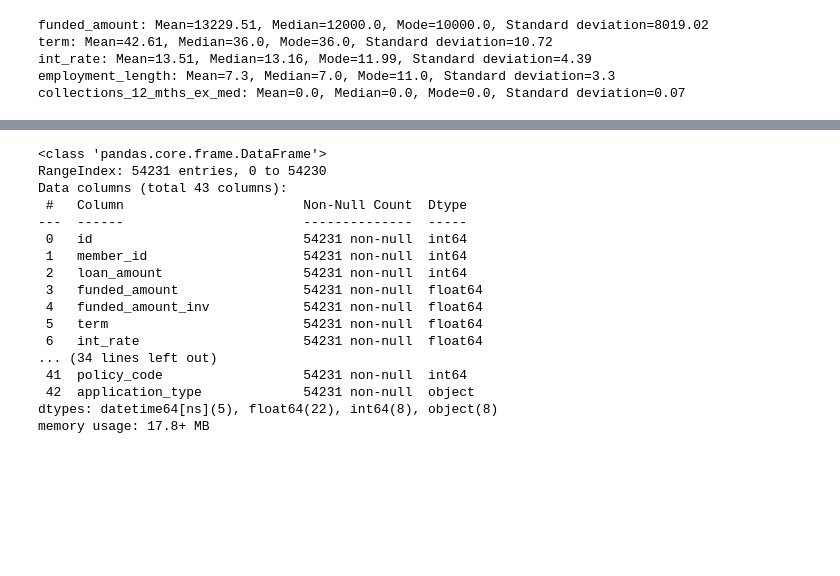
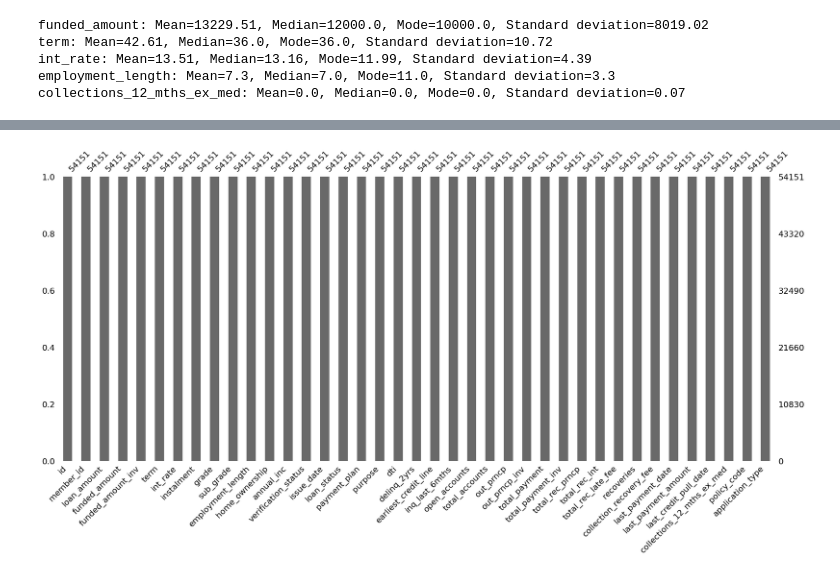
Before and after one commit to hosna22/EDA-Customer-Loans, a Jupyter notebook: EDA.ipynb, the cells around one changed output, grey strips where cells are left out. Cells and saved outputs as stored; diff of their text form; code cells hidden in the pictures; blank space fills up the shorter version.

```diff
--- a/EDA.ipynb
+++ b/EDA.ipynb
@@ -74,4 +77,4 @@ Columns with high percentage null vlaues:
 - next_payment_date - 60.13
 - mths_since_last_major_derog - 86.17
 # %%
-loan_df.drop(['mths_since_last_delinq', 'mths_since_last_record', 'next_payment_date', 'mths_since_last_major_derog'], axis=1)
+loan_df = loan_df.drop(['mths_since_last_delinq', 'mths_since_last_record', 'next_payment_date', 'mths_since_last_major_derog'], axis=1)
@@ -132,20 +121,7 @@ df_transform.impute_data_median(loan_df, 'term', 'employment_length', 'collectio
-# %%
-loan_df.info()
-# %% [output]
-<class 'pandas.core.frame.DataFrame'>
-RangeIndex: 54231 entries, 0 to 54230
-Data columns (total 43 columns):
- #   Column                       Non-Null Count  Dtype
----  ------                       --------------  -----
- 0   id                           54231 non-null  int64
- 1   member_id                    54231 non-null  int64
- 2   loan_amount                  54231 non-null  int64
- 3   funded_amount                54231 non-null  float64
- 4   funded_amount_inv            54231 non-null  float64
- 5   term                         54231 non-null  float64
- 6   int_rate                     54231 non-null  float64
-... (34 lines left out)
- 41  policy_code                  54231 non-null  int64
- 42  application_type             54231 non-null  object
-dtypes: datetime64[ns](5), float64(22), int64(8), object(8)
-memory usage: 17.8+ MB
+# %%
+loan_df = loan_df.dropna(axis=0)
+
+
+df_plot.plot_null(loan_df)
+# %% [output]
+[figure, added]
```
Also changed, not shown: parts of 11 cells of this notebook, 1 other file.
